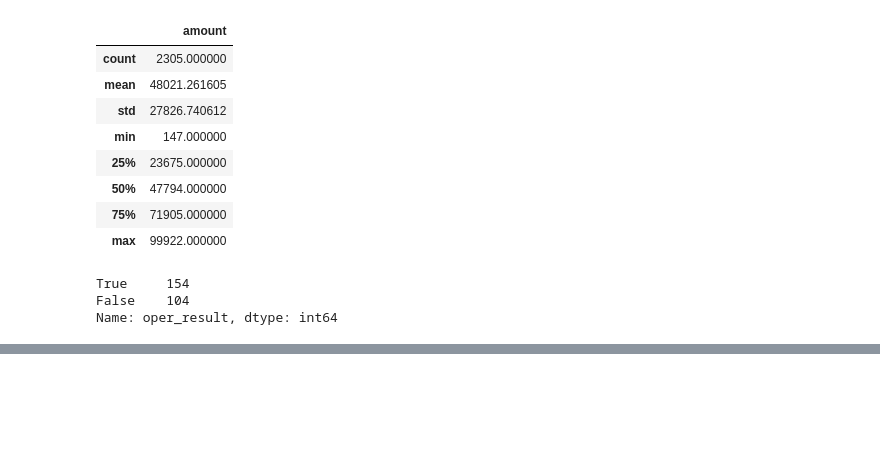
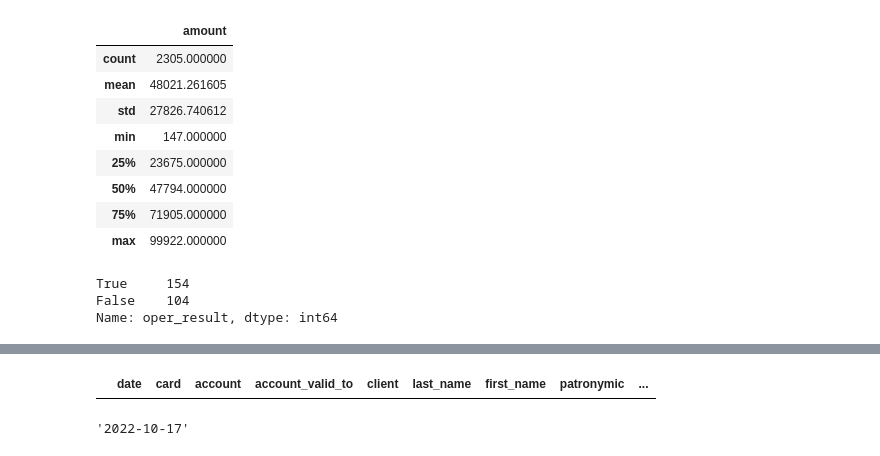
Before and after one commit to kishik/opportunity, a Jupyter notebook: research.ipynb, the cells around one changed output, grey strips where cells are left out. Cells and saved outputs as stored; diff of their text form; code cells hidden in the pictures; blank space fills up the shorter version.

```diff
--- a/research.ipynb
+++ b/research.ipynb
@@ -175,0 +247,8 @@ Name: oper_result, dtype: int64
+# %%
+data.loc[data['date_of_birth'] > pd.to_datetime(str(datetime.date.today()))]
+# %% [output]
+|  | date | card | account | account_valid_to | client | last_name | first_name | patronymic | ... |
+# %%
+str(datetime.date.today())
+# %% [output]
+'2022-10-17'
```
Also changed, not shown: parts of 10 cells of this notebook, 1 other file.
